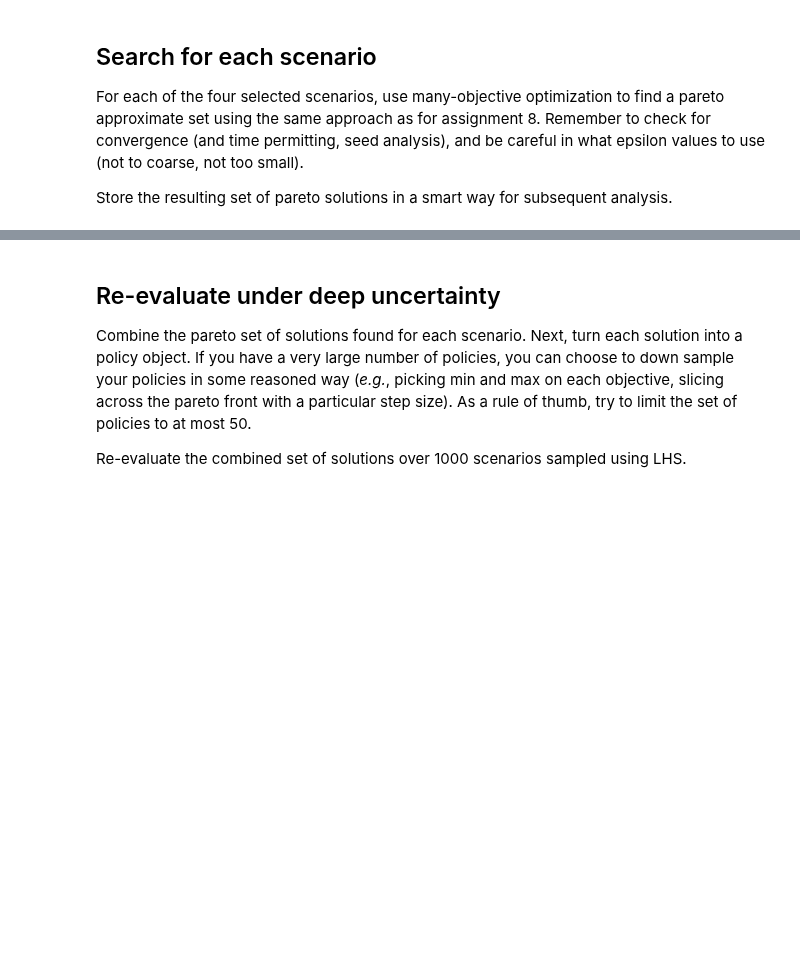
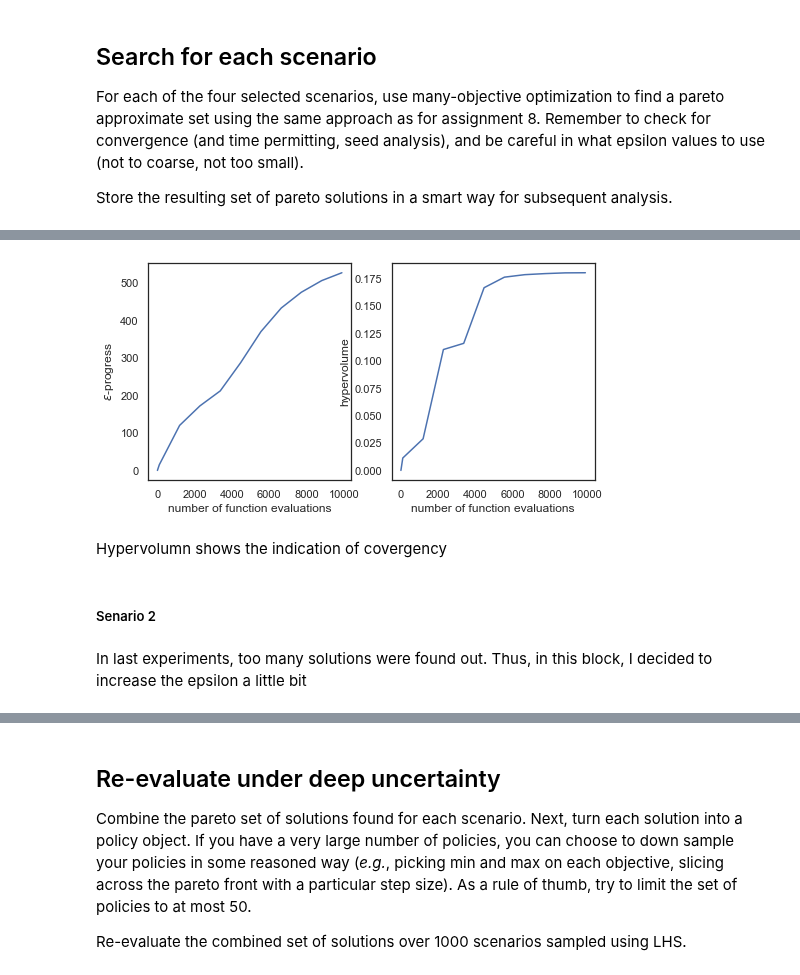
Before and after one commit to triple-capacho/EPA1361, a Jupyter notebook: Week 5-6 - robustness and direct search/assignment 9 - multi-scenario MORDM.ipynb, the cells around one changed output, grey strips where cells are left out. Saved outputs shown, nothing was run; the diff lists cells and outputs as text; code cells hidden in the pictures; blank space fills up the shorter version.

```diff
--- a/Week 5-6 - robustness and direct search/assignment 9 - multi-scenario MORDM.ipynb
+++ b/Week 5-6 - robustness and direct search/assignment 9 - multi-scenario MORDM.ipynb
@@ -14,0 +221,18 @@ Store the resulting set of pareto solutions in a smart way for subsequent analys
+# %%
+fig, (ax1, ax2) = plt.subplots(ncols=2, sharex=True, figsize=(8,4))
+ax1.plot(convergence_1.nfe, convergence_1.epsilon_progress)
+ax1.set_ylabel('$\epsilon$-progress')
+ax2.plot(convergence_1.nfe, convergence_1.hypervolume)
+ax2.set_ylabel('hypervolume')
+
+ax1.set_xlabel('number of function evaluations')
+ax2.set_xlabel('number of function evaluations')
+plt.show()
+# %% [output]
+[figure, added]
+# %% [markdown]
+Hypervolumn shows the indication of covergency
+# %% [markdown]
+##### Senario 2
+# %% [markdown]
+In last experiments, too many solutions were found out. Thus, in this block, I decided to increase the epsilon a little bit
```
Also changed, not shown: parts of 39 cells of this notebook.
